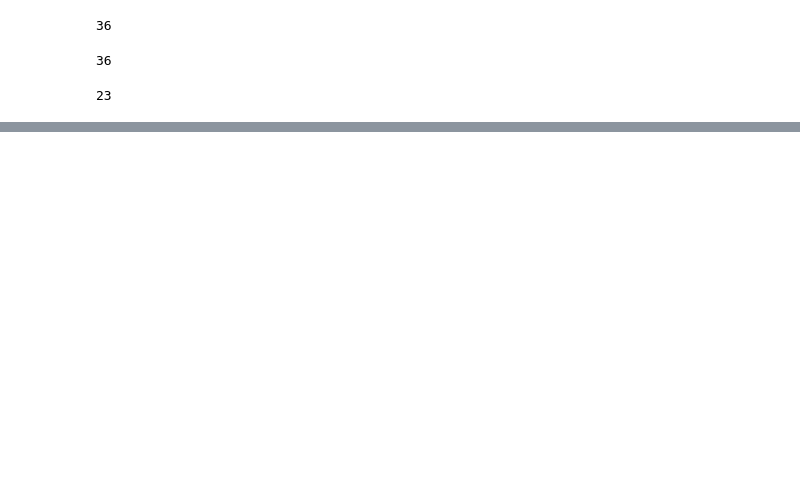
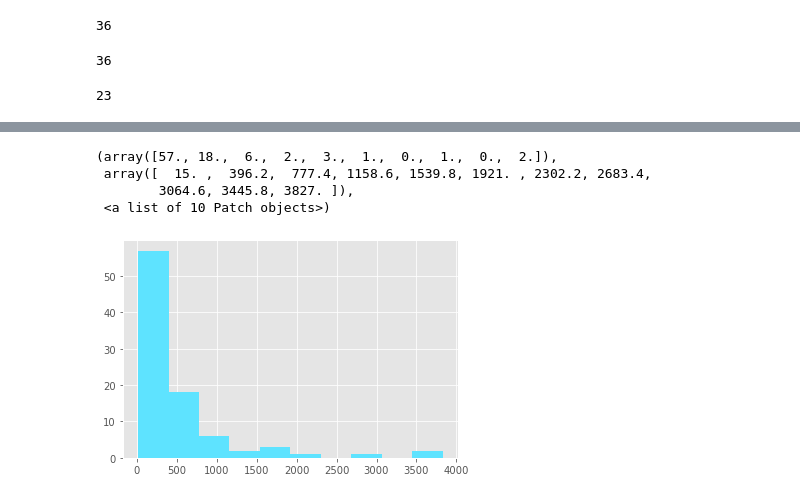
Before and after one commit to ruiyazhang/Amazon-Instant-Coffee-Analysis, a Jupyter notebook: amazon_instant_coffee_data_analysis.ipynb, the cells around one changed output, grey strips where cells are left out. Drawn from its saved outputs; the diff is of its cells as text; code cells hidden in the pictures; blank space fills up the shorter version.

```diff
--- a/amazon_instant_coffee_data_analysis.ipynb
+++ b/amazon_instant_coffee_data_analysis.ipynb
@@ -237,0 +331,8 @@ coffee_cleaned.to_csv('coffee_cleaned_data.csv')
+# %%
+plt.hist(coffee_top100[coffee_top100.rating_nums>0]['rating_nums'],color="#5ee3ff")
+# %% [output]
+(array([57., 18.,  6.,  2.,  3.,  1.,  0.,  1.,  0.,  2.]),
+ array([  15. ,  396.2,  777.4, 1158.6, 1539.8, 1921. , 2302.2, 2683.4,
+        3064.6, 3445.8, 3827. ]),
+ <a list of 10 Patch objects>)
+[figure, added]
```
Also changed, not shown: parts of 40 cells of this notebook, 5 other files.
